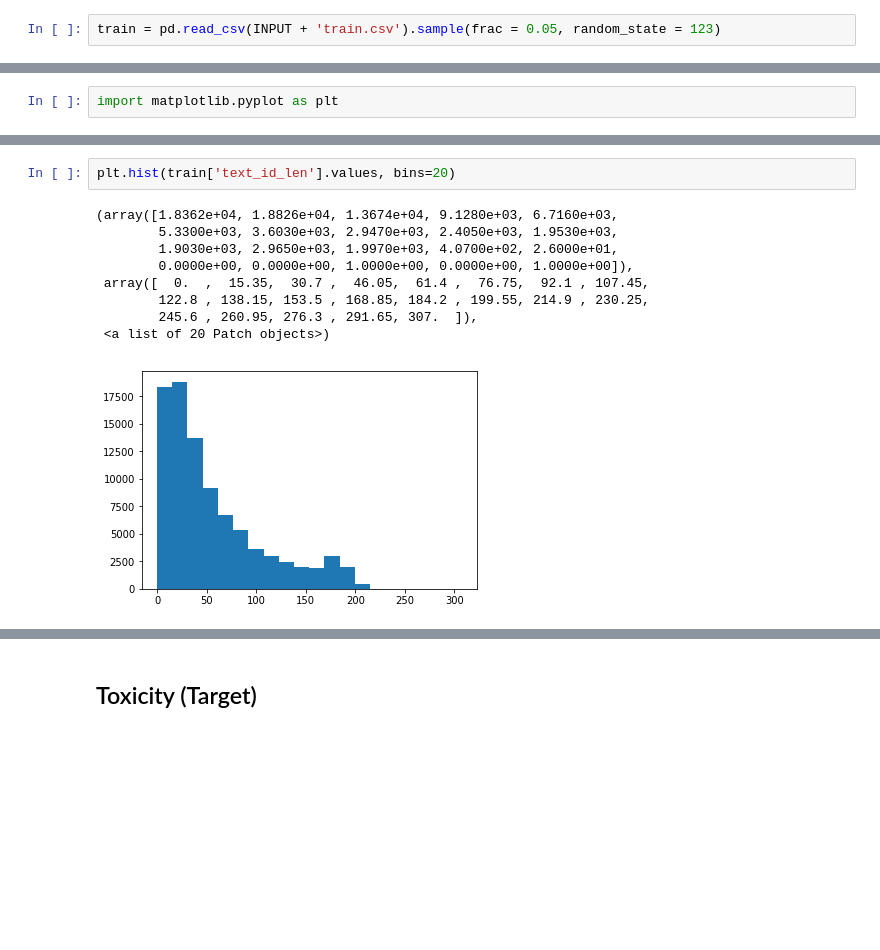
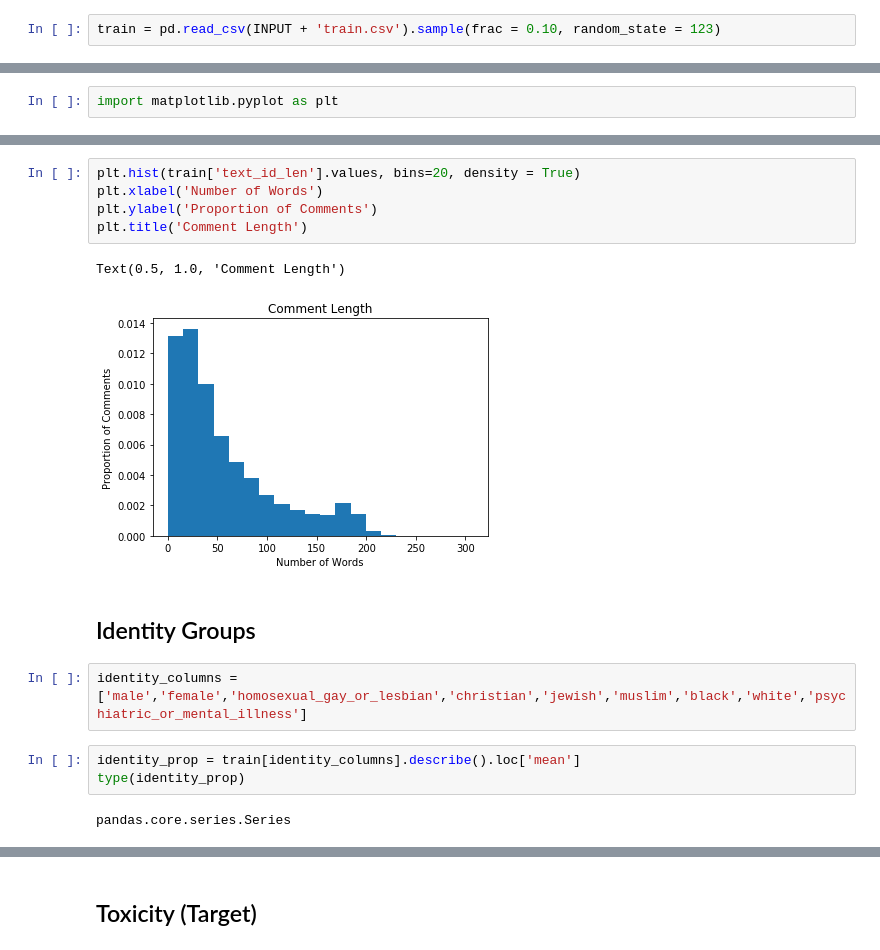
Before and after one commit to DavidBraslow/dsc-4-final-project-online-ds-sp-000, a Jupyter notebook: student.ipynb, the cells around one changed output, grey strips where cells are left out. Drawn from its saved outputs; the diff is of its cells as text; blank space fills up the shorter version.

```diff
--- a/student.ipynb
+++ b/student.ipynb
@@ -30,6 +27,6 @@ MAXLEN = 220
 # %% [markdown]
 ## Data Import
 # %%
-train = pd.read_csv(INPUT + 'train.csv').sample(frac = 0.05, random_state = 123)
+train = pd.read_csv(INPUT + 'train.csv').sample(frac = 0.10, random_state = 123)
 # %%
 test = pd.read_csv(INPUT + 'test.csv')
@@ -247,13 +231,18 @@ max        307.000000
 Name: text_id_len, dtype: float64
 # %%
-plt.hist(train['text_id_len'].values, bins=20)
+plt.hist(train['text_id_len'].values, bins=20, density = True)
+plt.xlabel('Number of Words')
+plt.ylabel('Proportion of Comments')
+plt.title('Comment Length')
 # %% [output]
-(array([1.8362e+04, 1.8826e+04, 1.3674e+04, 9.1280e+03, 6.7160e+03,
-        5.3300e+03, 3.6030e+03, 2.9470e+03, 2.4050e+03, 1.9530e+03,
-        1.9030e+03, 2.9650e+03, 1.9970e+03, 4.0700e+02, 2.6000e+01,
-        0.0000e+00, 0.0000e+00, 1.0000e+00, 0.0000e+00, 1.0000e+00]),
- array([  0.  ,  15.35,  30.7 ,  46.05,  61.4 ,  76.75,  92.1 , 107.45,
-        122.8 , 138.15, 153.5 , 168.85, 184.2 , 199.55, 214.9 , 230.25,
-        245.6 , 260.95, 276.3 , 291.65, 307.  ]),
- <a list of 20 Patch objects>)
+Text(0.5, 1.0, 'Comment Length')
-[figure, old version]
+[figure, new version]
+# %% [markdown]
+## Identity Groups
+# %%
+identity_columns = ['male','female','homosexual_gay_or_lesbian','christian','jewish','muslim','black','white','psychiatric_or_mental_illness']
+# %%
+identity_prop = train[identity_columns].describe().loc['mean']
+type(identity_prop)
+# %% [output]
+pandas.core.series.Series
```
Also changed, not shown: parts of 78 cells of this notebook, 5 other files.
